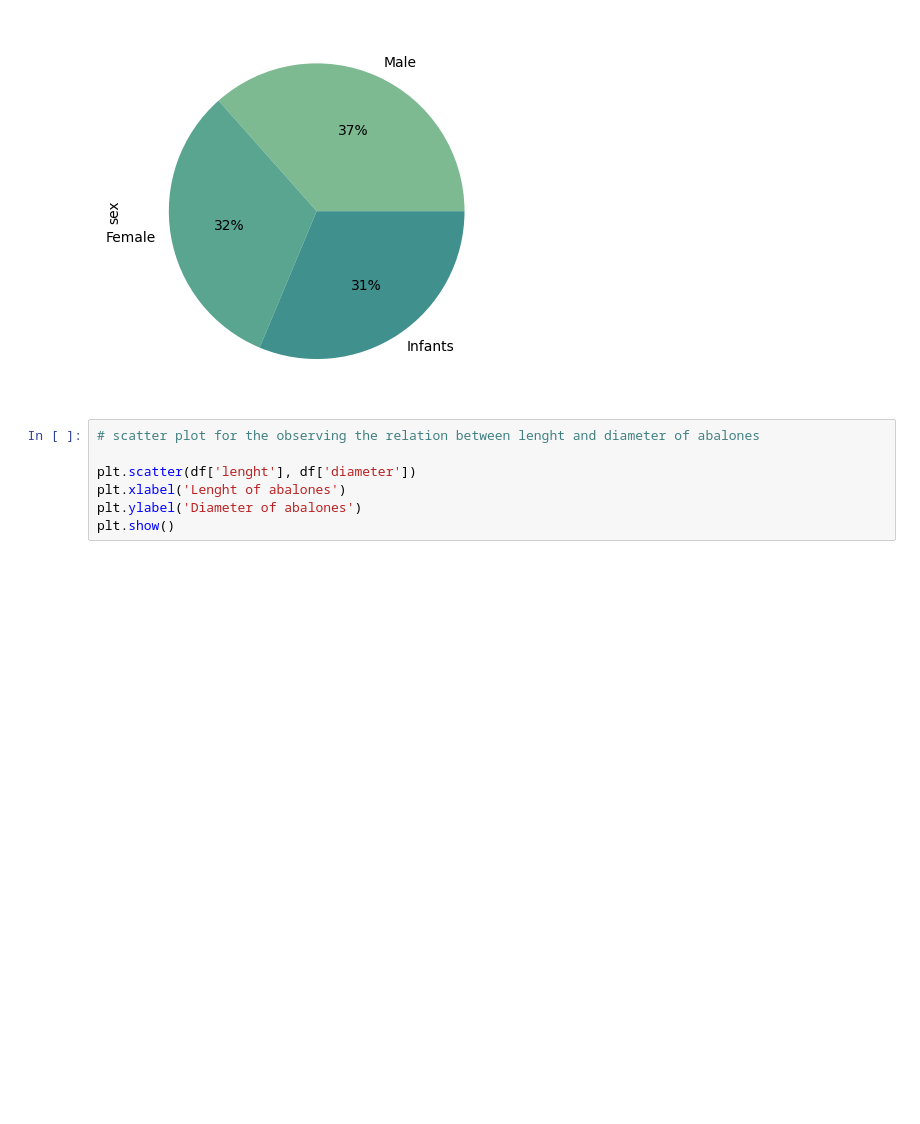
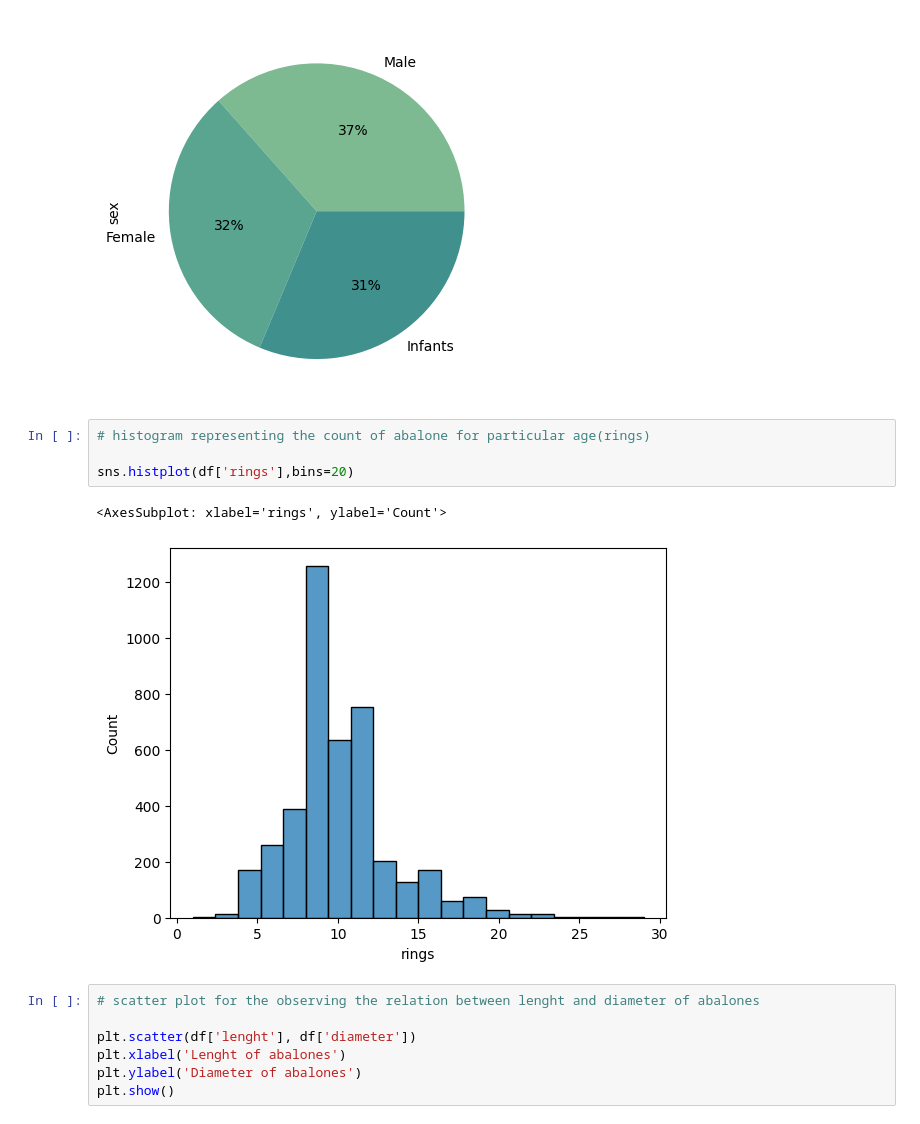
Before and after one commit to LokeshYarramallu/AM_ACM-AI_ML_Models, a Jupyter notebook: SVM/Abalone Age Prediction/abalone_age_prediction.ipynb, the cells around one changed output. Drawn from its saved outputs; the diff is of its cells as text; blank space fills up the shorter version.

Commit message:
Update abalone_age_prediction.ipynb
Added on more graph.

```diff
--- a/SVM/Abalone Age Prediction/abalone_age_prediction.ipynb
+++ b/SVM/Abalone Age Prediction/abalone_age_prediction.ipynb
@@ -79,6 +79,13 @@ df['sex'].value_counts().plot.pie(autopct = "%1.0f%%", labels=["Male", "Female",
 # %% [output]
 <AxesSubplot: ylabel='sex'>
 [figure]
+# %%
+# histogram representing the count of abalone for particular age(rings)
+
+sns.histplot(df['rings'],bins=20)
+# %% [output]
+<AxesSubplot: xlabel='rings', ylabel='Count'>
+[figure, added]
 # %%
 # scatter plot for the observing the relation between lenght and diameter of abalones
 
```
